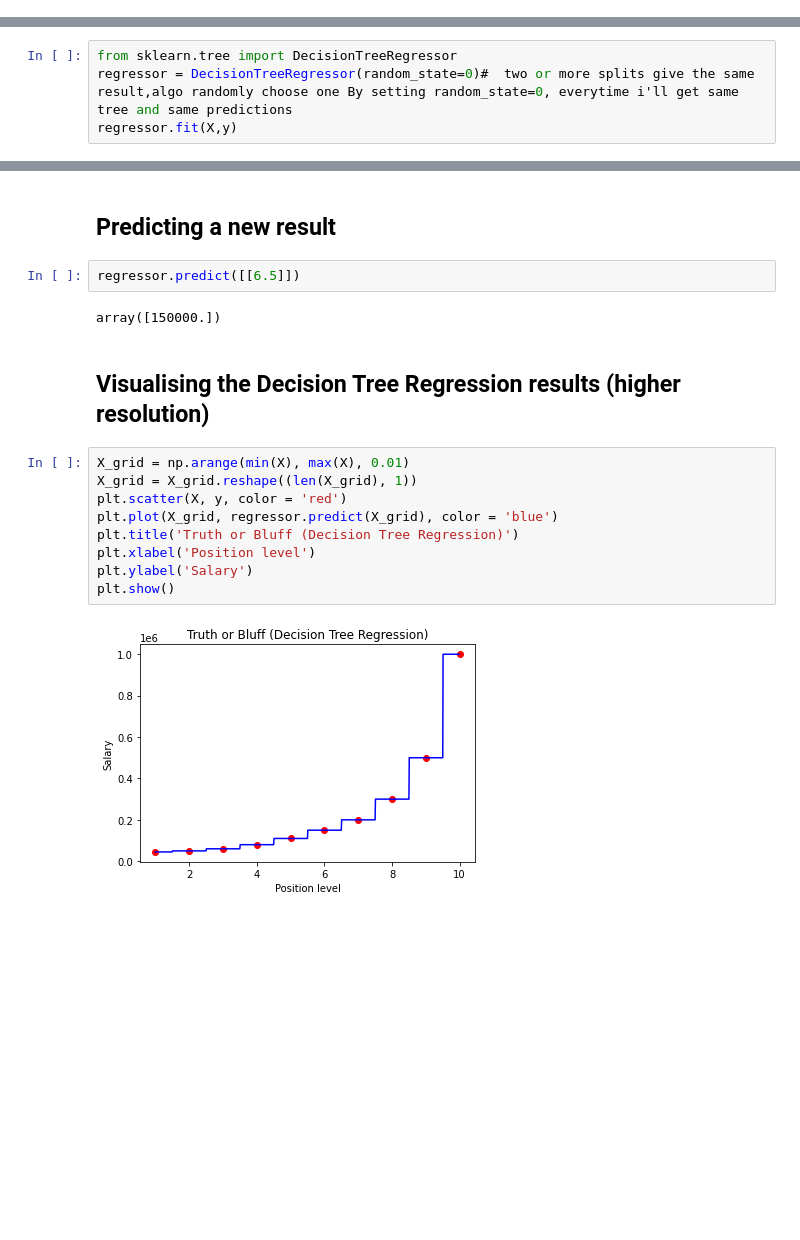
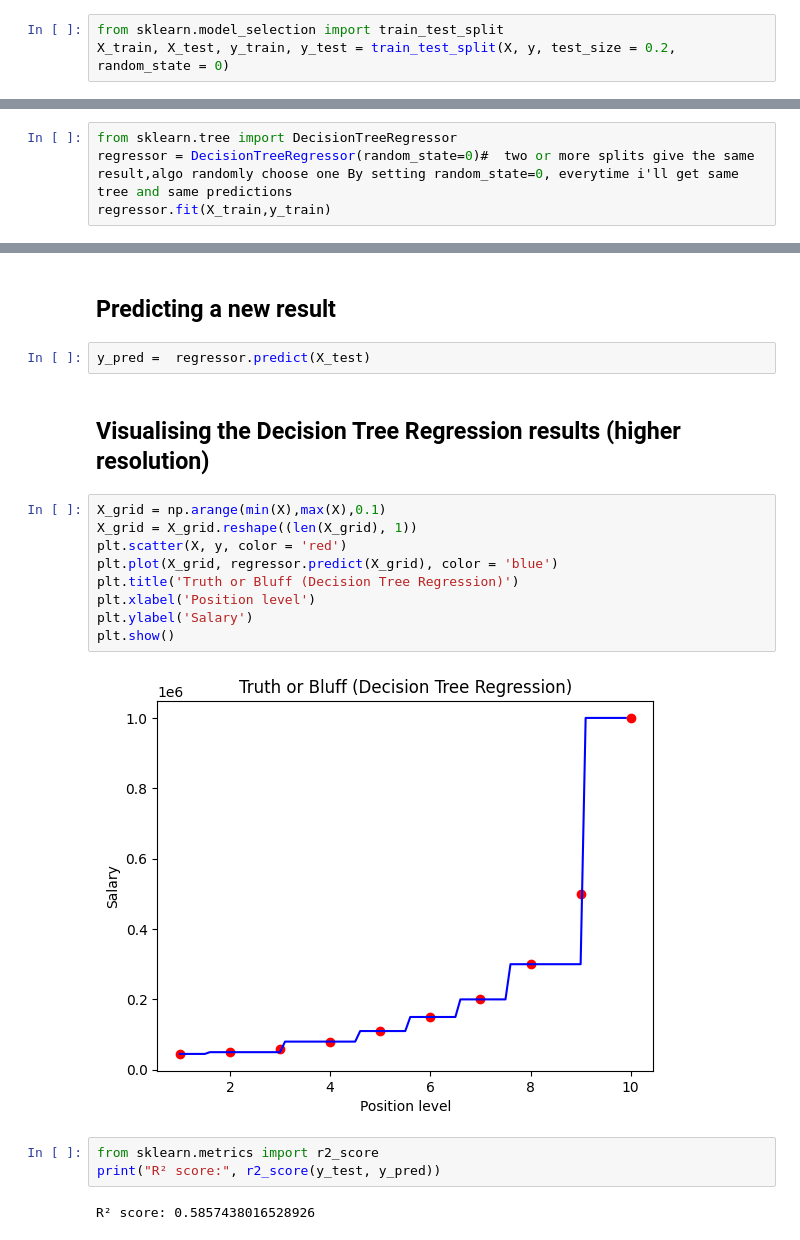
Before and after one commit to abhigorde15/machine-learning-notebooks, a Jupyter notebook: Regression/decision_tree_regression.ipynb, the cells around one changed output, grey strips where cells are left out. Cells and saved outputs as stored; diff of their text form; blank space fills up the shorter version.

```diff
--- a/Regression/decision_tree_regression.ipynb
+++ b/Regression/decision_tree_regression.ipynb
@@ -12,30 +12,36 @@ import pandas as pd
 dataset = pd.read_csv('Position_Salaries.csv')
 X = dataset.iloc[:, 1:-1].values
 y = dataset.iloc[:, -1].values
+# %%
+from sklearn.model_selection import train_test_split
+X_train, X_test, y_train, y_test = train_test_split(X, y, test_size = 0.2, random_state = 0)
 # %% [markdown]
 ## Training the Decision Tree Regression model on the whole dataset
 # %%
 from sklearn.tree import DecisionTreeRegressor
 regressor = DecisionTreeRegressor(random_state=0)#  two or more splits give the same result,algo randomly choose one By setting random_state=0, everytime i'll get same tree and same predictions
-regressor.fit(X,y)
+regressor.fit(X_train,y_train)
 # %% [output]
 DecisionTreeRegressor(random_state=0)
 # %% [markdown]
 ## Predicting a new result
-# %%
-regressor.predict([[6.5]])
-# %% [output]
-array([150000.])
+# %%
+y_pred =  regressor.predict(X_test)
 # %% [markdown]
 ## Visualising the Decision Tree Regression results (higher resolution)
 # %%
-X_grid = np.arange(min(X), max(X), 0.01)
+X_grid = np.arange(min(X),max(X),0.1)
 X_grid = X_grid.reshape((len(X_grid), 1))
 plt.scatter(X, y, color = 'red')
 plt.plot(X_grid, regressor.predict(X_grid), color = 'blue')
 plt.title('Truth or Bluff (Decision Tree Regression)')
 plt.xlabel('Position level')
 plt.ylabel('Salary')
 plt.show()
 # %% [output]
-[figure, old version]
+[figure, new version]
+# %%
+from sklearn.metrics import r2_score
+print("R² score:", r2_score(y_test, y_pred))
+# %% [output]
+R² score: 0.5857438016528926
```
Also changed, not shown: 3 other files.
